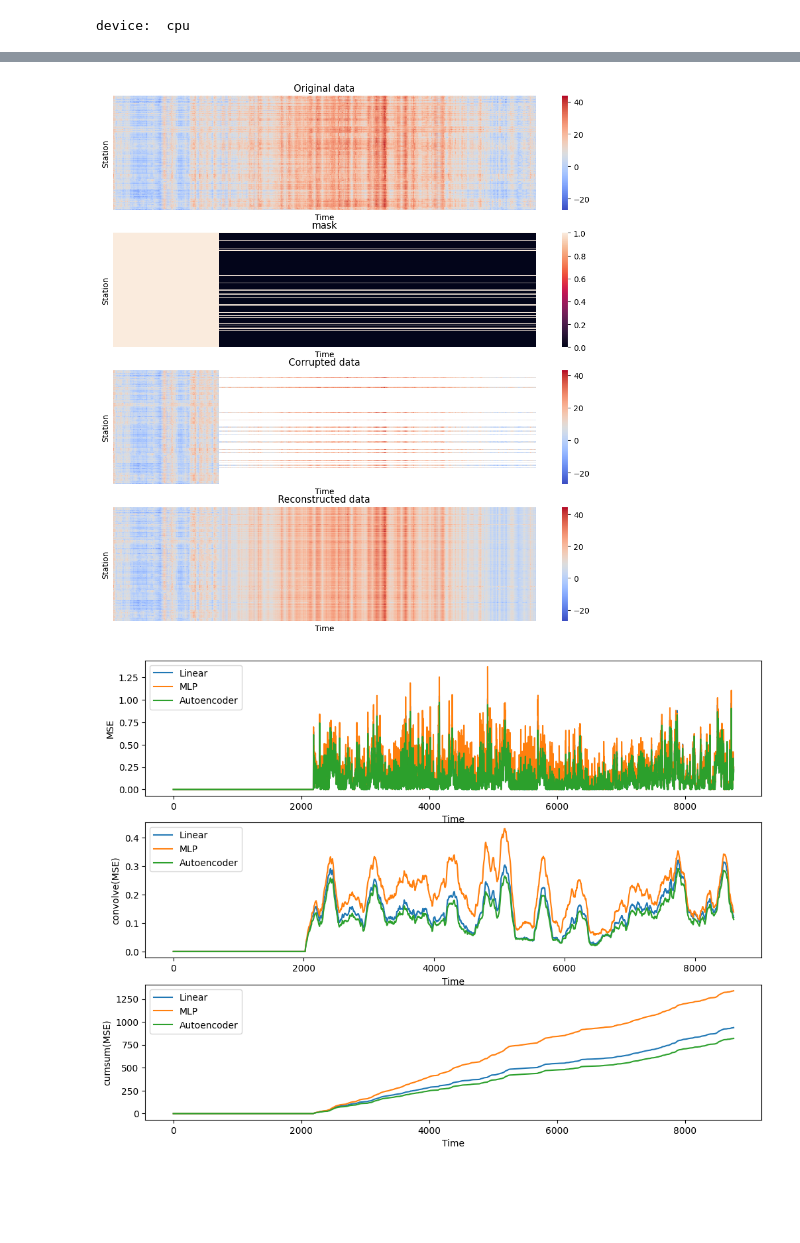
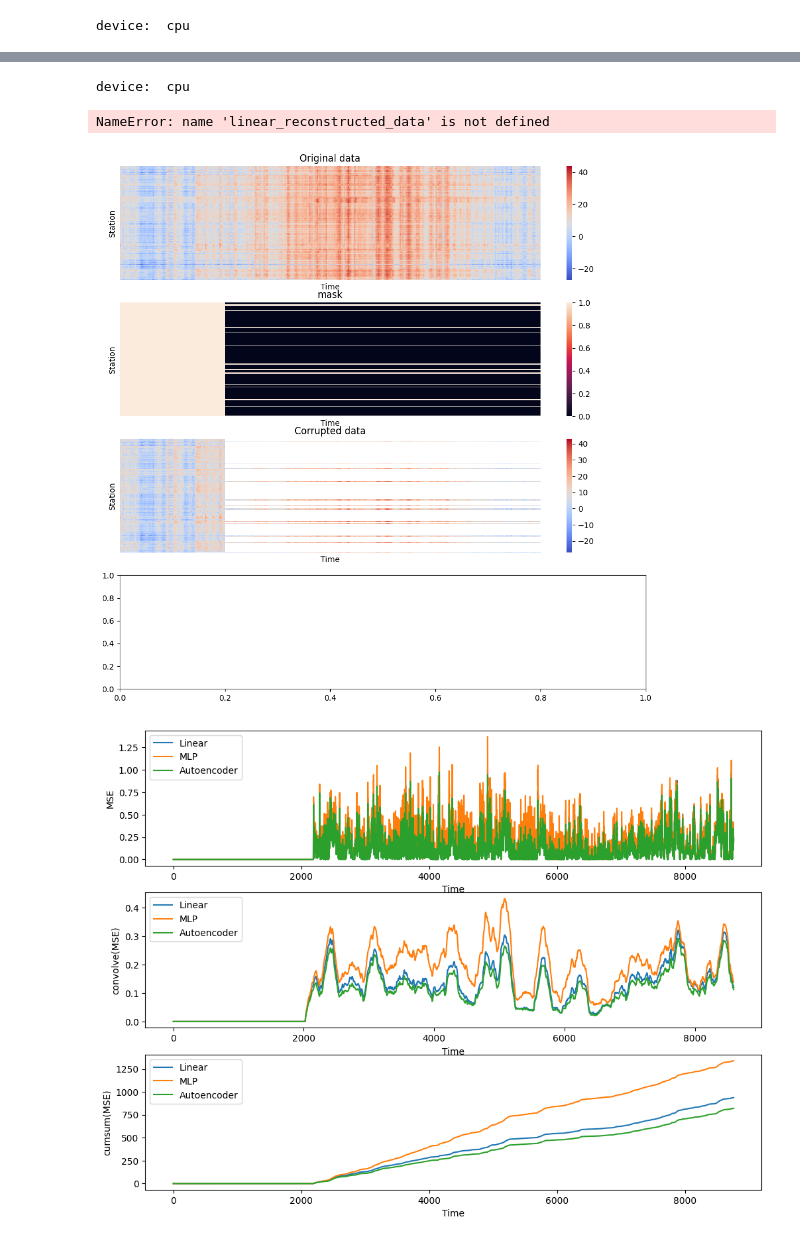
Before and after one commit to leocatteau/Meteo-France, a Jupyter notebook: notebook_guides/analysis.ipynb, the cells around one changed output, grey strips where cells are left out. Drawn from its saved outputs; the diff is of its cells as text; code cells hidden in the pictures; blank space fills up the shorter version.

Commit message:
predict from dataloader with GRINet

```diff
--- a/notebook_guides/analysis.ipynb
+++ b/notebook_guides/analysis.ipynb
@@ -33,10 +33,10 @@ data_kwargs.root_path = '../../datasets/'
 data_kwargs.data_path = 'bdclim_safran_2023-2024.nc'
 data_kwargs.has_predictors = False
 data_kwargs.scaler = None
-data_kwargs.batch_size = 50
+data_kwargs.batch_size = 1
 data_kwargs.mask_length = 24*7*10
-data_kwargs.mask_proba = 0.15
-data_kwargs.window = 24
+data_kwargs.mask_proba = 0.5
+data_kwargs.window = 24*7*1
 data_kwargs.horizon = 0
 
 data_provider = DataProvider(data_kwargs)
@@ -44,6 +44,7 @@ clean_data = data_provider.dataset.data
 corrupted_data = data_provider.dataset.corrupted_data
 mask = data_provider.dataset.mask
 eval_mask = data_provider.dataset.eval_mask
+dataloader = data_provider.dataloader()
 adjacency_matrix = torch.FloatTensor(data_provider.data.umap_adjacency(threshold=0.1, verbose=False)).to('cuda:0' if torch.cuda.is_available() else 'cpu')
 
 
@@ -275,24 +283,39 @@ device:  cpu
+# %%
+
+model_kwargs = dict(adj=adjacency_matrix, d_in=1) # GRINet
+# model_kwargs = dict(seq_dim=data_provider.data.n_nodes) # linear model
+filler_kwargs = SimpleNamespace()
+filler_kwargs.lr = 1e-4
+filler_kwargs.epochs = 100
+filler_kwargs.keep_proba = 1-data_kwargs.mask_proba
+
+filler = Filler(GRINet, model_kwargs, filler_kwargs)
+filler.load_model('../trained_models/GRINet.pt')
+GRINet_reconstructed_data = filler.reconstruct(corrupted_data, mask)
+# %% [output]
+device:  cpu
 # %%
 fig, ax = plt.subplots(4, 1, figsize=(12, 12))
 sns.heatmap(clean_data.T, xticklabels=False, yticklabels=False, cmap="coolwarm", ax=ax[0])
 ax[0].set_title("Original data")
 ax[0].set_xlabel("Time")
 ax[0].set_ylabel("Station")
 sns.heatmap(mask.T, xticklabels=False, yticklabels=False, ax=ax[1])
 ax[1].set_title("mask")
 ax[1].set_xlabel("Time")
 ax[1].set_ylabel("Station")
 sns.heatmap(corrupted_data.T, xticklabels=False, yticklabels=False, cmap="coolwarm", ax=ax[2])
 ax[2].set_title("Corrupted data")
 ax[2].set_xlabel("Time")
 ax[2].set_ylabel("Station")
-sns.heatmap(linear_reconstructed_data.T, xticklabels=False, yticklabels=False, cmap="coolwarm", ax=ax[3])
+sns.heatmap(GRINet_reconstructed_data.T, xticklabels=False, yticklabels=False, cmap="coolwarm", ax=ax[3])
 ax[3].set_title("Reconstructed data")
 ax[3].set_xlabel("Time")
 ax[3].set_ylabel("Station")
 plt.show()
 # %% [output]
+NameError: name 'linear_reconstructed_data' is not defined
-[figure, old version]
+[figure, new version]
 # %%
 linear_temporal_MSE = torch.square(torch.mean(linear_reconstructed_data - clean_data, axis=1))
 MLP_temporal_MSE = torch.square(torch.mean(MLP_reconstructed_data - clean_data, axis=1))
```
Also changed, not shown: parts of 8 cells of this notebook, 2 other files.
